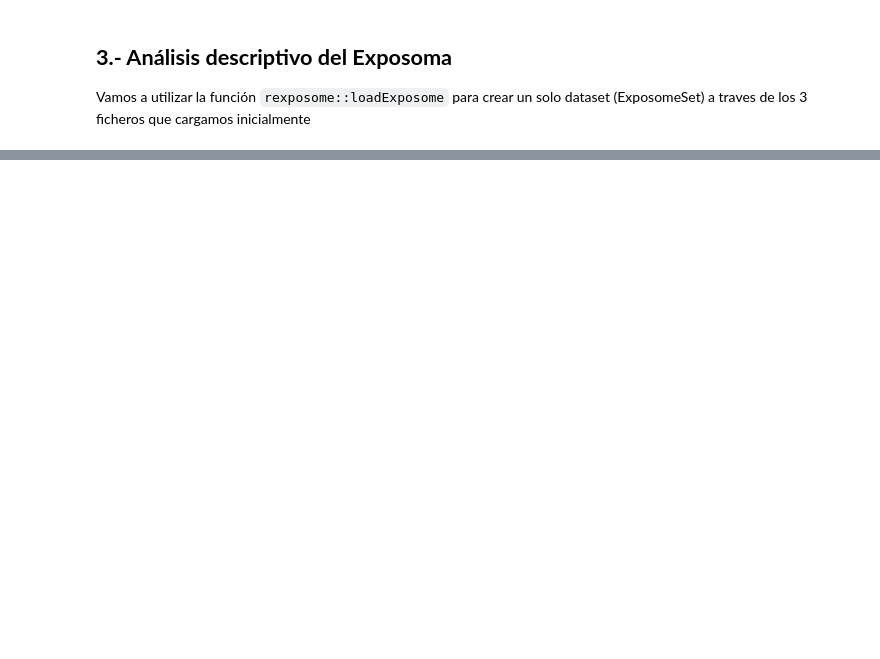
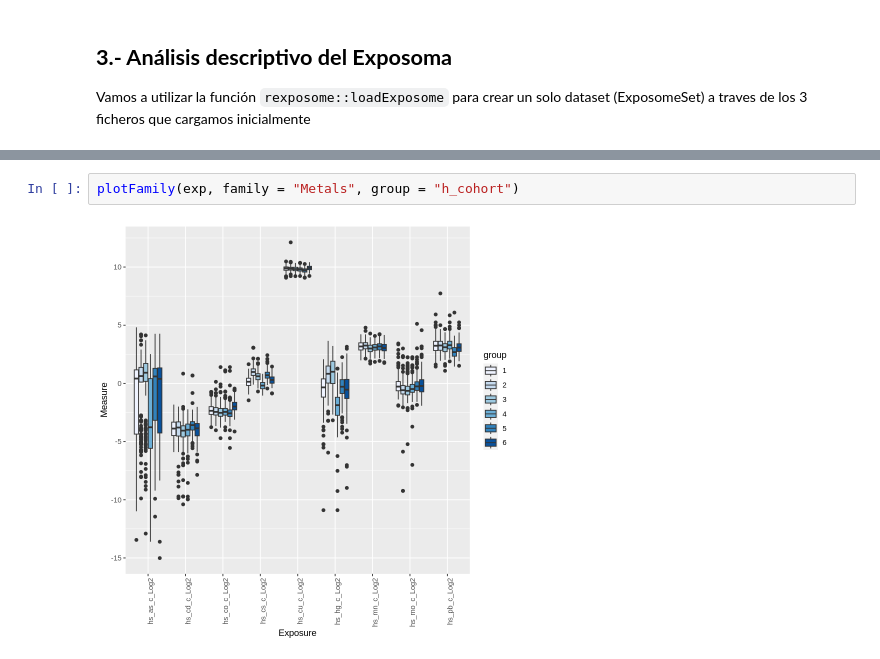
Before and after one commit to alldominguez/ISGlobal.sesion4.Exposoma, a Jupyter notebook: curso_exposoma_modulo_4.ipynb, the cells around one changed output, grey strips where cells are left out. Drawn from its saved outputs; the diff is of its cells as text; blank space fills up the shorter version.

```diff
--- a/curso_exposoma_modulo_4.ipynb
+++ b/curso_exposoma_modulo_4.ipynb
@@ -255,0 +273,4 @@ Vamos a utilizar la función `rexposome::loadExposome` para crear un solo datase
+# %%
+plotFamily(exp, family = "Metals", group = "h_cohort")
+# %% [output]
+[figure, added]
```
Also changed, not shown: parts of 3 cells of this notebook.
